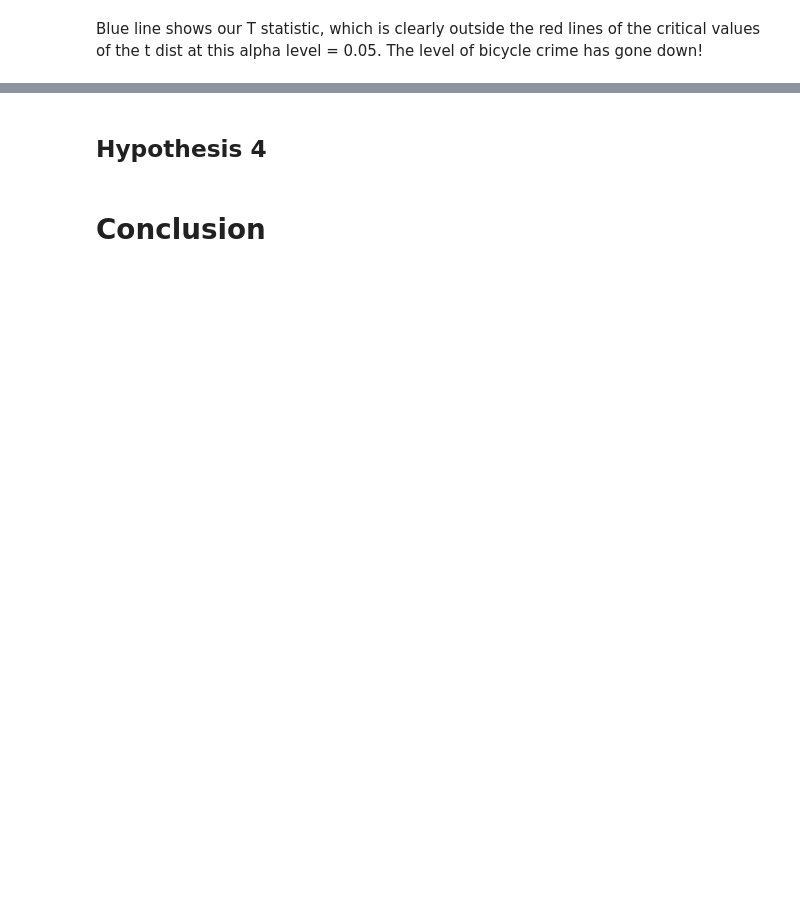
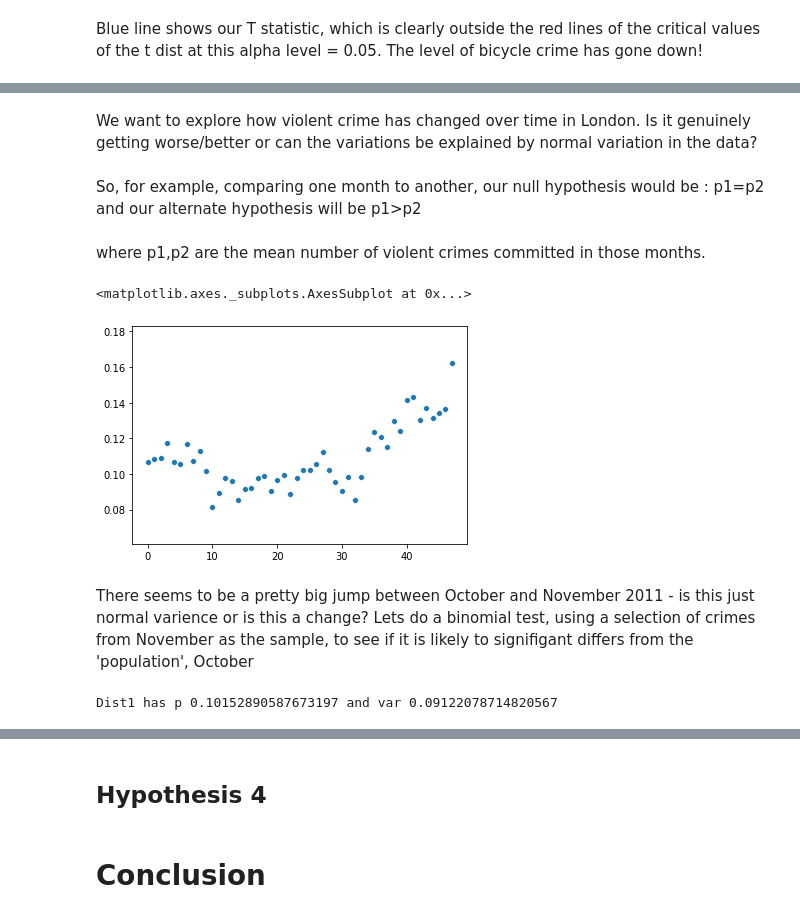
Before and after one commit to thomasribaroff/Mod3Project, a Jupyter notebook: Master Notebook.ipynb, the cells around one changed output, grey strips where cells are left out. Drawn from its saved outputs; the diff is of its cells as text; code cells hidden in the pictures; blank space fills up the shorter version.

```diff
--- a/Master Notebook.ipynb
+++ b/Master Notebook.ipynb
@@ -207,10 +224,0 @@ for y in years:
-# %%
-x = dates
-y = now
-# Plot
-plt.scatter(x, y, alpha=0.5)
-plt.figure(figsize=(20,10))
-plt.title('VCP')
-plt.xlabel('x')
-plt.ylabel('y')
-plt.show()
@@ -327,7 +269,7 @@ for _ in range(25):
         crimes.append(crime_data[x])
     count = 0
     for c in crimes:
-        if crimes[c]['category'] = "bicycle-theft":
+        if crimes[c]['category'] == "bicycle-theft":
             count += 1
     bicycle_theft.append(count)
 
@@ -412,0 +360,6 @@ Blue line shows our T statistic, which is clearly outside the red lines of the c
+# %% [markdown]
+We want to explore how violent crime has changed over time in London. Is it genuinely getting worse/better or can the variations be explained by normal variation in the data?
+# %% [markdown]
+So, for example, comparing one month to another, our null hypothesis would be : p1=p2 and our alternate hypothesis will be p1>p2
+# %% [markdown]
+where p1,p2 are the mean number of violent crimes committed in those months.
@@ -412,0 +383,24 @@ Blue line shows our T statistic, which is clearly outside the red lines of the c
+# %%
+sns.scatterplot(x=range(48),y=now)
+# %% [output]
+<matplotlib.axes._subplots.AxesSubplot at 0x...>
+[figure, added]
+# %% [markdown]
+There seems to be a pretty big jump between October and November 2011 - is this just normal varience or is this a change? Lets do a binomial test, using a selection of crimes from November as the sample, to see if it is likely to signifigant differs from the 'population', October
+# %%
+october_data = pd.read_csv('London Crime Data 2011 to 2014/2011-10-metropolitan-street.csv')
+
+violent1 = len(october_data.loc[(october_data['LSOA name'].str.contains("Camden")) & \
+                     ((october_data['Crime type'] == "Violent crime")|(october_data['Crime type'] == "Violence and sexual offences"))])
+
+n1 = len(october_data.loc[(october_data['LSOA name'].str.contains("Camden"))])
+
+p1 = violent1/n1
+
+mu1 = n1*p1
+
+var1 = p1*(1-p1)
+
+print("Dist1 has p {} and var {}".format(p1,var1))
+# %% [output]
+Dist1 has p 0.10152890587673197 and var 0.09122078714820567
```
Also changed, not shown: parts of 51 cells of this notebook, 1 other file.
